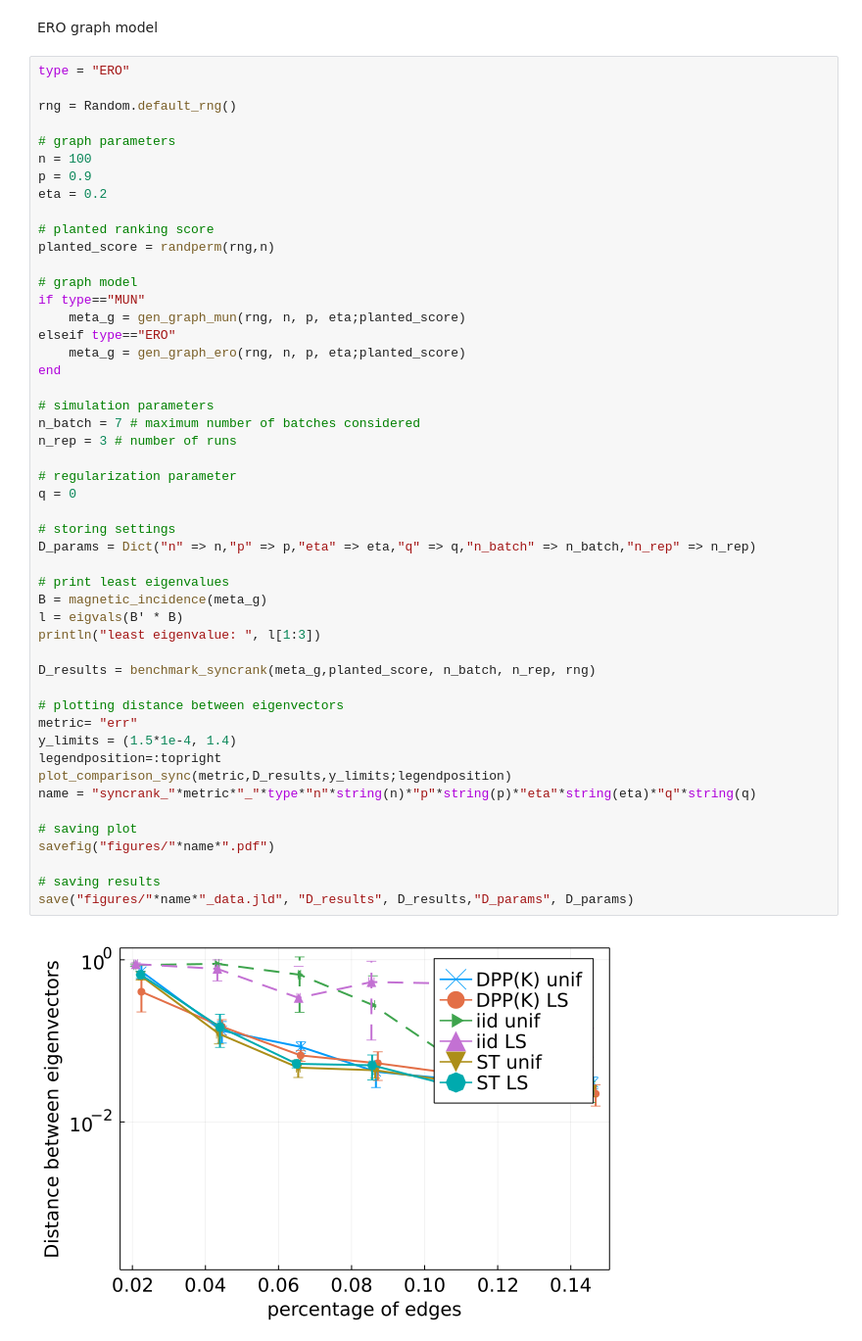
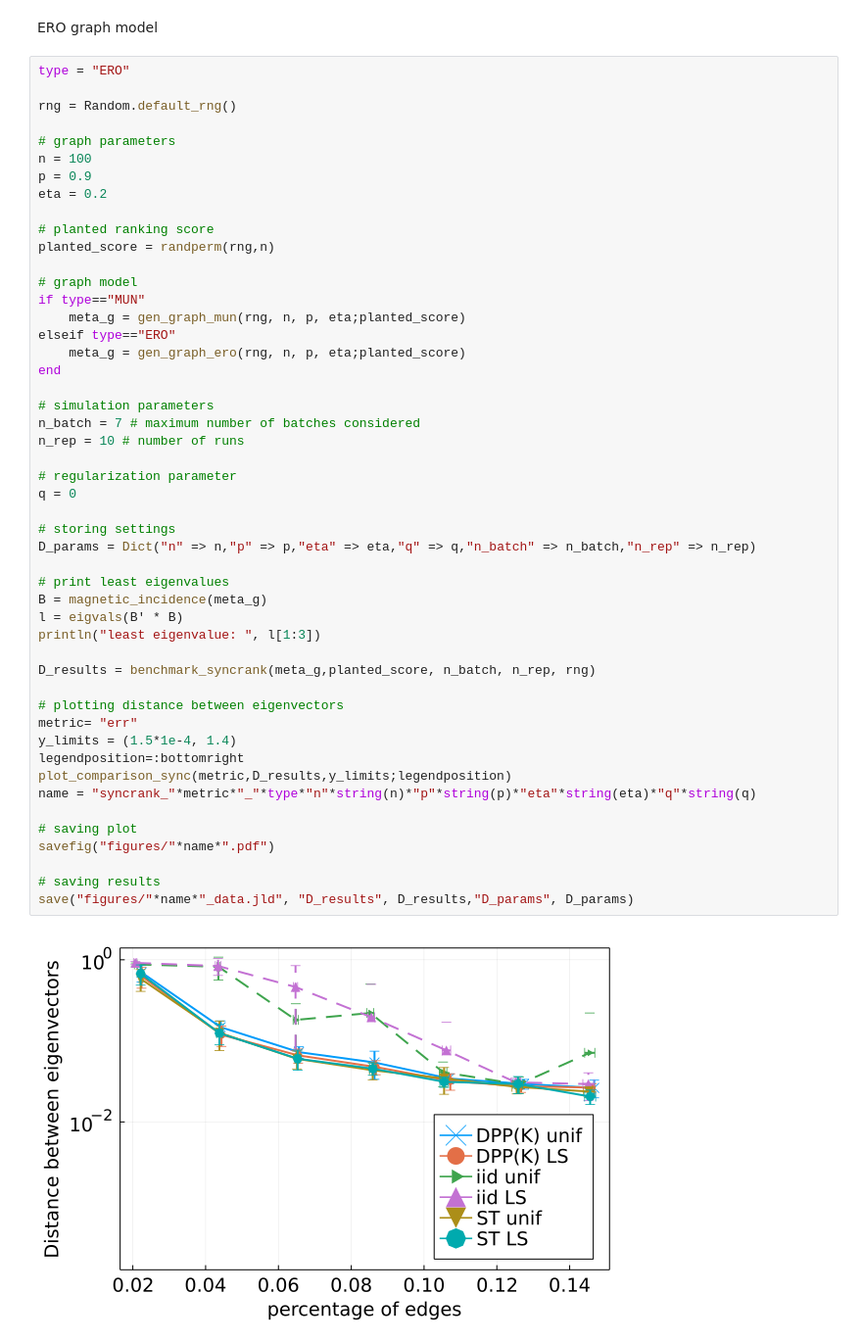
Before and after one commit to For-a-few-DPPs-more/MagneticLaplacianSparsifier.jl, a Jupyter notebook: notebooks/syncrank.ipynb, the cells around one changed output. Shown at 98% size. Drawn from its saved outputs; the diff is of its cells as text.

```diff
--- a/notebooks/syncrank.ipynb
+++ b/notebooks/syncrank.ipynb
@@ -148,33 +168,33 @@ elseif type=="ERO"
 end
 
 # simulation parameters
 n_batch = 7 # maximum number of batches considered
-n_rep = 3 # number of runs
+n_rep = 10 # number of runs
 
 # regularization parameter
 q = 0
 
 # storing settings
 D_params = Dict("n" => n,"p" => p,"eta" => eta,"q" => q,"n_batch" => n_batch,"n_rep" => n_rep)
 
 # print least eigenvalues
 B = magnetic_incidence(meta_g)
 l = eigvals(B' * B)
 println("least eigenvalue: ", l[1:3])
 
 D_results = benchmark_syncrank(meta_g,planted_score, n_batch, n_rep, rng)
 
 # plotting distance between eigenvectors
 metric= "err"
 y_limits = (1.5*1e-4, 1.4)
-legendposition=:topright
+legendposition=:bottomright
 plot_comparison_sync(metric,D_results,y_limits;legendposition)
 name = "syncrank_"*metric*"_"*type*"n"*string(n)*"p"*string(p)*"eta"*string(eta)*"q"*string(q)
 
 # saving plot
 savefig("figures/"*name*".pdf")
 
 # saving results
 save("figures/"*name*"_data.jld", "D_results", D_results,"D_params", D_params)
 # %% [output]
-[figure, old version]
+[figure, new version]
```
Also changed, not shown: parts of 8 cells of this notebook, 2 other files.
